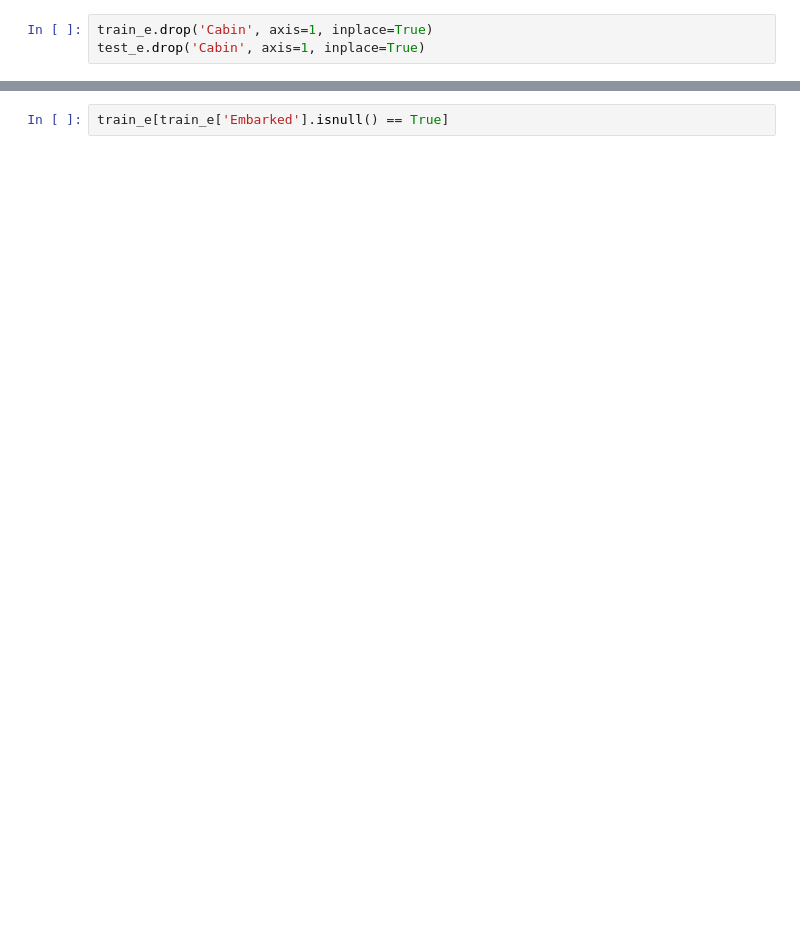
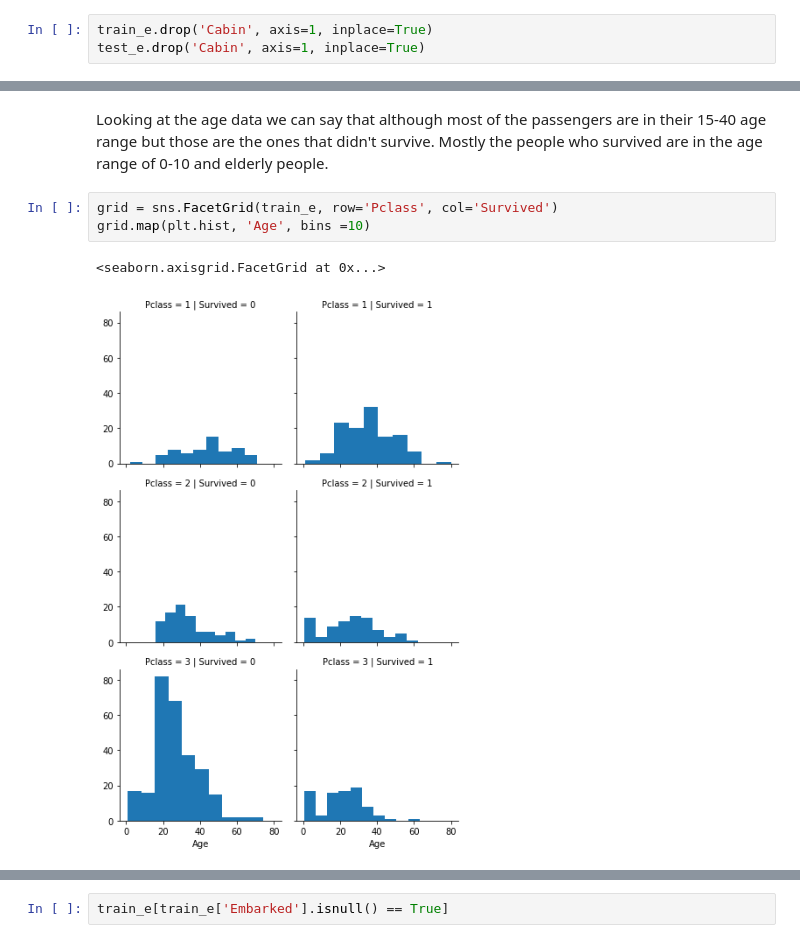
Before and after one commit to aakashvarshney23/TitanicML, a Jupyter notebook: Pre_processing.ipynb, the cells around one changed output, grey strips where cells are left out. Cells and saved outputs as stored; diff of their text form; blank space fills up the shorter version.

```diff
--- a/Pre_processing.ipynb
+++ b/Pre_processing.ipynb
@@ -151,0 +178,8 @@ train_e.head()
+# %% [markdown]
+Looking at the age data we can say that although most of the passengers are in their 15-40 age range but those are the ones that didn't survive. Mostly the people who survived are in the age range of 0-10 and elderly people.
+# %%
+grid = sns.FacetGrid(train_e, row='Pclass', col='Survived')
+grid.map(plt.hist, 'Age', bins =10)
+# %% [output]
+<seaborn.axisgrid.FacetGrid at 0x...>
+[figure, added]
```
Also changed, not shown: parts of 44 cells of this notebook.
